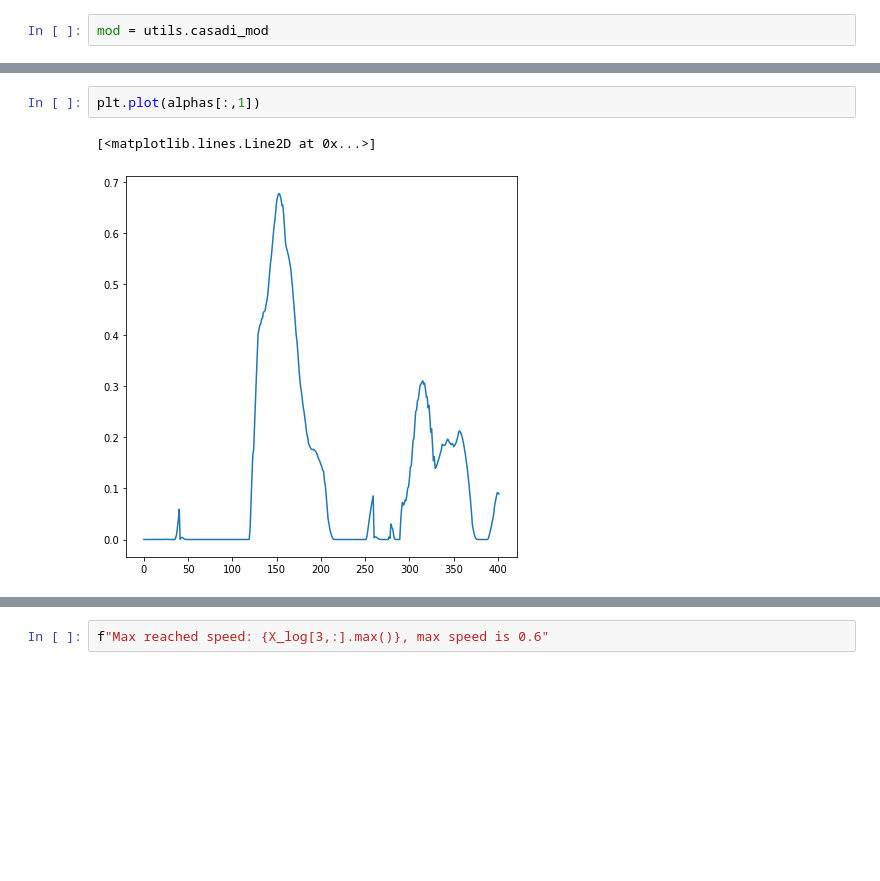
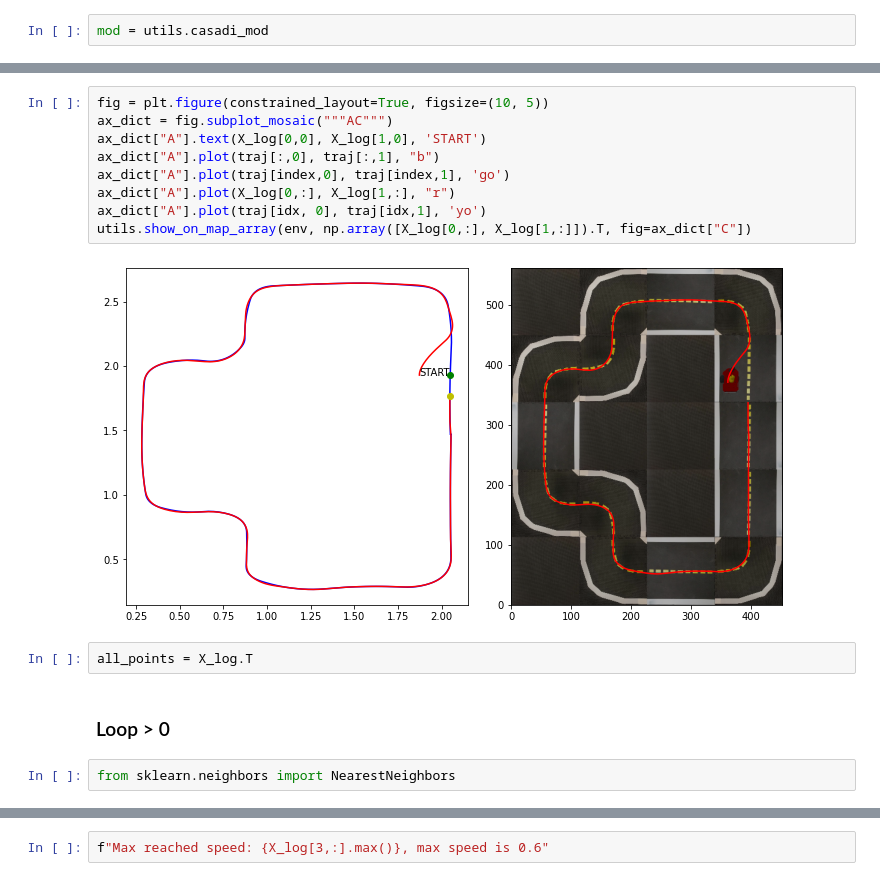
Before and after one commit to giuliovv/duckrace, a Jupyter notebook: iterative_mpc.ipynb, the cells around one changed output, grey strips where cells are left out. Saved outputs shown, nothing was run; the diff lists cells and outputs as text; blank space fills up the shorter version.

```diff
--- a/iterative_mpc.ipynb
+++ b/iterative_mpc.ipynb
@@ -270,5 +233,17 @@ plt.plot(*res_traj.T)
-# %%
-plt.plot(alphas[:,1])
-# %% [output]
-[<matplotlib.lines.Line2D at 0x...>]
-[figure, removed]
+# %%
+fig = plt.figure(constrained_layout=True, figsize=(10, 5))
+ax_dict = fig.subplot_mosaic("""AC""")
+ax_dict["A"].text(X_log[0,0], X_log[1,0], 'START')
+ax_dict["A"].plot(traj[:,0], traj[:,1], "b")
+ax_dict["A"].plot(traj[index,0], traj[index,1], 'go')
+ax_dict["A"].plot(X_log[0,:], X_log[1,:], "r")
+ax_dict["A"].plot(traj[idx, 0], traj[idx,1], 'yo')
+utils.show_on_map_array(env, np.array([X_log[0,:], X_log[1,:]]).T, fig=ax_dict["C"])
+# %% [output]
+[figure, added]
+# %%
+all_points = X_log.T
+# %% [markdown]
+### Loop > 0
+# %%
+from sklearn.neighbors import NearestNeighbors
```
Also changed, not shown: parts of 15 cells of this notebook.
